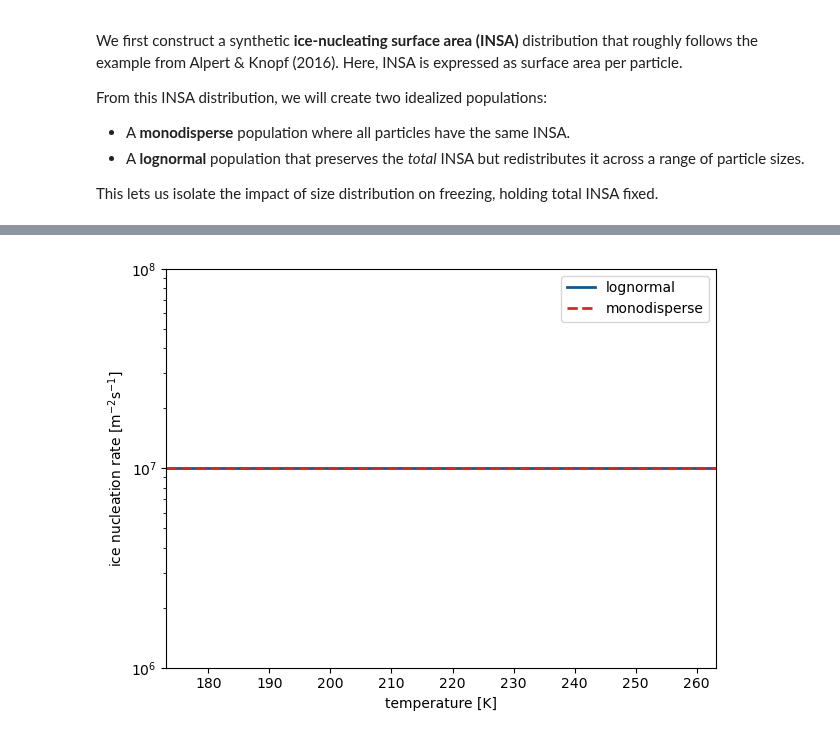
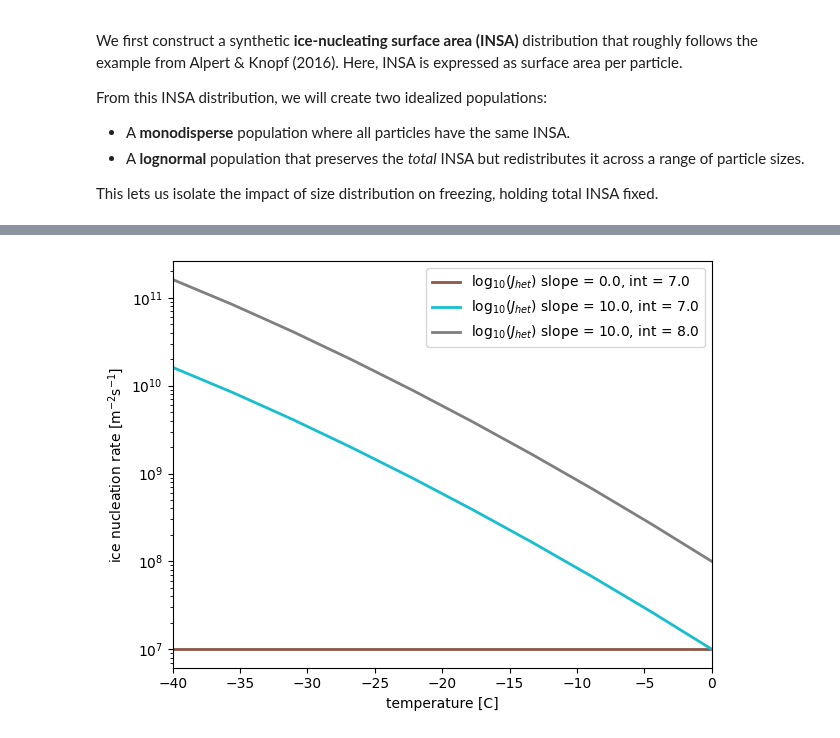
Before and after one commit to pnnl/part2pop, a Jupyter notebook: examples/03_inp_monodisperse_and_lognormal.ipynb, the cells around one changed output, grey strips where cells are left out. Saved outputs shown, nothing was run; the diff lists cells and outputs as text; code cells hidden in the pictures.

```diff
--- a/examples/03_inp_monodisperse_and_lognormal.ipynb
+++ b/examples/03_inp_monodisperse_and_lognormal.ipynb
@@ -134,0 +114,19 @@ plt.xscale('log')
+# %%
+# plot the ice nucleating surface area distribution using viz package
+mgr = StyleManager(Theme(), deterministic=True)
+series = [
+    {"key": "lognorm", "population": lognorm_pop, "label": r"lognormal"},
+    {"key": "mono", "population": mono_pop, "label": r"monodisperse"},
+]
+line_styles = mgr.plan("line", [s["key"] for s in series])
+
+fig, ax = plt.subplots()
+for s in series:
+    cfg = {"varname": "INSA_distribution",
+            "var_cfg": {"insa_grid": np.logspace(-14,-4, 100), "normalize": True},
+            "style": line_styles[s["key"]],
+    }
+    plotter = build_plotter("state_line", cfg)
+    plotter.plot(s["population"], ax, label=s["label"])
+ax.legend(); fig.tight_layout()
+plt.show()
@@ -183,26 +184,48 @@ plt.show()
 # %%
+# define a freezing configuration for the monodisperse population of OC particles that we defined earlier
+frz_cfg_original = {"morphology": "homogeneous",
+            "T_grid": np.linspace(-40, 0, 10),
+            "T_units": "C",
+            "species_modifications": {"OC": {"m_log10Jhet": 0.0, "b_log10Jhet": 7.0}}
+}
+
+frz_cfg_new_m = {"morphology": "homogeneous",
+                "T_grid": np.linspace(-40, 0, 10),
+                "T_units": "C",
+                "species_modifications": {"OC": {"m_log10Jhet": 10.0, "b_log10Jhet": 7.0}}
+}
+
+frz_cfg_new_m_and_b = {"morphology": "homogeneous",
+                       "T_grid": np.linspace(-40, 0, 10),
+                        "T_units": "C",
+                        "species_modifications": {"OC": {"m_log10Jhet": 10.0, "b_log10Jhet": 8.0}}
+}
+
+# Build population of FreezingParticles
+frz_pop_original = build_freezing_population(lognorm_pop, frz_cfg_original)
+frz_pop_new_m = build_freezing_population(lognorm_pop, frz_cfg_new_m)
+frz_pop_new_m_and_b = build_freezing_population(lognorm_pop, frz_cfg_new_m_and_b)
+
 # plot the heterogeneous ice nucleation rate vs. temperature using viz package
 mgr = StyleManager(Theme(), deterministic=True)
 
 series = [
-    {"key": "lognorm", "population": lognorm_pop, "label": r"lognormal"},
-    {"key": "mono", "population": mono_pop, "label": r"monodisperse"},
+    {"key": "orig", "population": frz_pop_original, "label": r"log$_{10}(J_{het})$ slope = 0.0, int = 7.0"},
+    {"key": "new_m", "population": frz_pop_new_m, "label": r"log$_{10}(J_{het})$ slope = 10.0, int = 7.0"},
+    {"key": "new_m_and_b", "population": frz_pop_new_m_and_b, "label": r"log$_{10}(J_{het})$ slope = 10.0, int = 8.0"},
 ]
 line_styles = mgr.plan("line", [s["key"] for s in series])
-line_styles['mono']['linestyle'] = '--'  # make monodisperse dashed line]
 
 fig, ax = plt.subplots()
 for s in series:
     cfg = {"varname": "avg_Jhet",
-            "var_cfg": {"T_grid": np.linspace(-100, -10, 50), "T_units": "C",
-                        "species_modifications": s["population"].species_modifications,
-                        "morphology": "homogeneous"},  # simple case: single x
+            "var_cfg": {"T_units": "C"},
             "style": line_styles[s["key"]],
     }
     plotter = build_plotter("state_line", cfg)
     plotter.plot(s["population"], ax, label=s["label"])
 ax.legend(); fig.tight_layout()
 plt.show()
 # %% [output]
-[figure, old version]
+[figure, new version]
 # %% [markdown]
```
Also changed, not shown: parts of 12 cells of this notebook, 21 other files.
